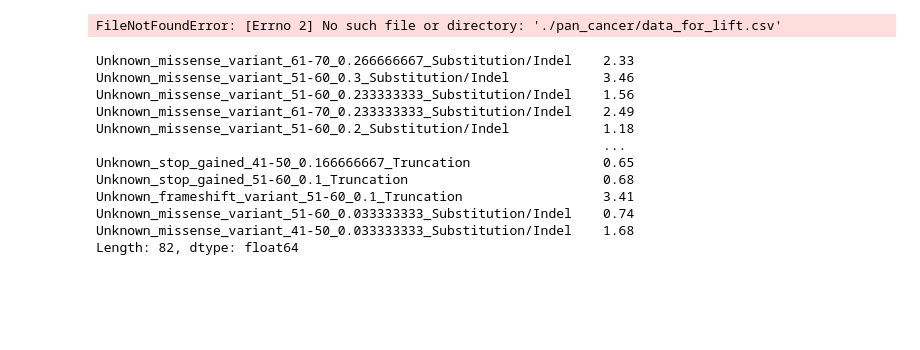
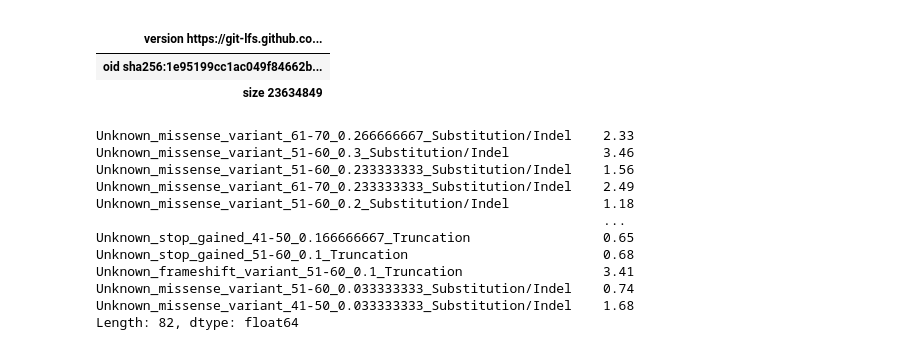
Before and after one commit to Taneun/OncoHypothesis-LLM-Ranker, a Jupyter notebook: pan_cancer/Lift.ipynb, the cells around one changed output. Cells and saved outputs as stored; diff of their text form; code cells hidden in the pictures; blank space fills up the shorter version.

```diff
--- a/pan_cancer/Lift.ipynb
+++ b/pan_cancer/Lift.ipynb
@@ -31,8 +93,15 @@ def data_prep_lift(df):
 # %%
-P_B = cancer_probabilities['Gallbladder Carcinoma']
-data_for_lift = pd.read_csv("./pan_cancer/data_for_lift.csv", index_col=0)
+data_for_lift = pd.read_csv("data_for_lift.csv", index_col=0)
+# cancer_prob, features_comb = data_prep_lift(data_for_lift)
+# lifts_df = calculate_lift(data_for_lift, cancer_prob, features_comb)
+# lifts_df.to_csv("lifts.csv", index=False)
-# %% [output]
-FileNotFoundError: [Errno 2] No such file or directory: './pan_cancer/data_for_lift.csv'
+# %%
+data_for_lift.head()
+# %% [output]
+|  |
+| version https://git-lfs.github.co... |
+| oid sha256:1e95199cc1ac049f84662b... |
+| size 23634849 |
 # %%
 lifts = []
 feature = ('Smoke Status', 'Consequence', 'Diagnosis Age', 'TMB (nonsynonymous)', 'VAR_TYPE_SX')
```
Also changed, not shown: parts of 9 cells of this notebook, 5 other files.
